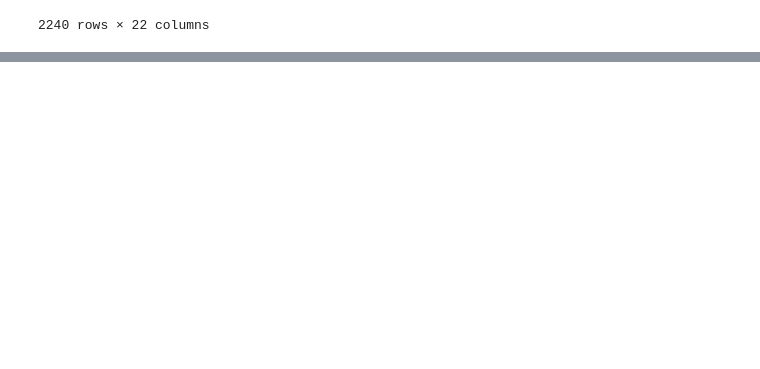
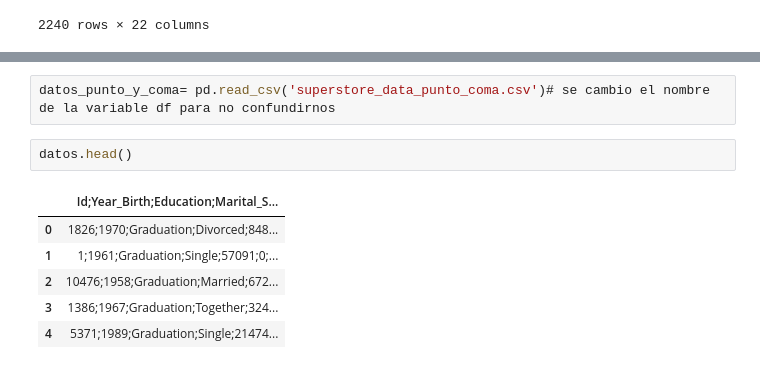
Before and after one commit to jorgevillegazz/Aprendiendo_ETL, a Jupyter notebook: Pandas_I_O.ipynb, the cells around one changed output, grey strips where cells are left out. Saved outputs shown, nothing was run; the diff lists cells and outputs as text; blank space fills up the shorter version.

```diff
--- a/Pandas_I_O.ipynb
+++ b/Pandas_I_O.ipynb
@@ -58,0 +77,11 @@ datos
+# %%
+datos_punto_y_coma= pd.read_csv('superstore_data_punto_coma.csv')# se cambio el nombre de la variable df para no confundirnos
+# %%
+datos.head()
+# %% [output]
+|  | Id;Year_Birth;Education;Marital_S... |
+| 0 | 1826;1970;Graduation;Divorced;848... |
+| 1 | 1;1961;Graduation;Single;57091;0;... |
+| 2 | 10476;1958;Graduation;Married;672... |
+| 3 | 1386;1967;Graduation;Together;324... |
+| 4 | 5371;1989;Graduation;Single;21474... |
```
Also changed, not shown: parts of 10 cells of this notebook.
